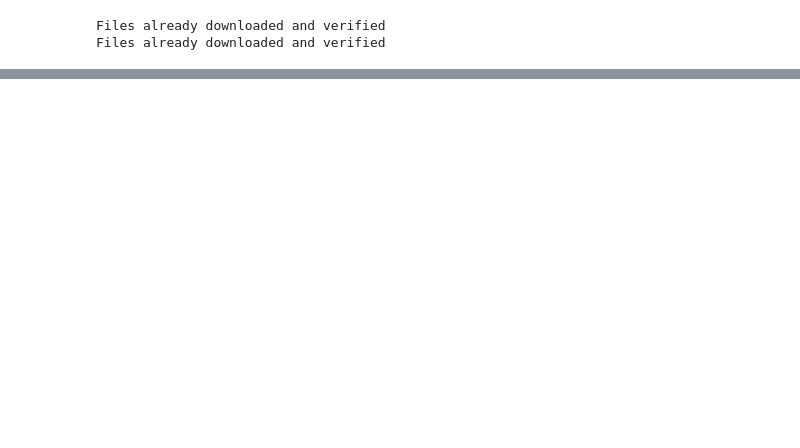
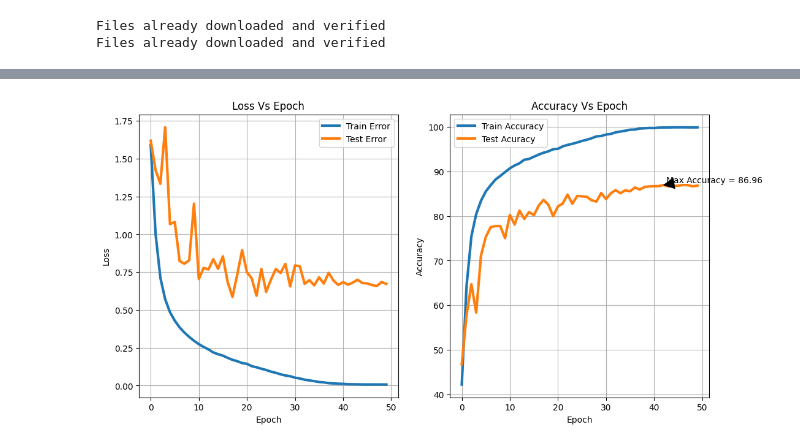
Before and after one commit to unasthana/ImageGenAnalysis, a Jupyter notebook: Main.ipynb, the cells around one changed output, grey strips where cells are left out. Drawn from its saved outputs; the diff is of its cells as text; code cells hidden in the pictures; blank space fills up the shorter version.

Commit message:
Add files via upload
Adding Stable Diffusion Classification Results

```diff
--- a/Main.ipynb
+++ b/Main.ipynb
@@ -212,0 +249,43 @@ plot_confusion_matrix(labels, predictions, testset.classes)
+# %%
+# Stable Diffusion Dataset Generation using Textual Prompts
+
+# Output is captured because Javascript fails in Colab when it has to
+# display the stable diffusion progress bar animations for almost 5000
+# entries
+
+%%capture
+
+train_transform = transforms.Compose([transforms.RandomCrop(32,
+                                                            padding = 4),
+                                      transforms.RandomHorizontalFlip(),
+                                      transforms.ToTensor(),
+                          transforms.Normalize(CIFAR_10_MEANS,
+                                               CIFAR_10_STDS)])
+
+test_transform = transforms.Compose([transforms.ToTensor(),
+                                     transforms.Normalize(CIFAR_10_MEANS,
+                                                          CIFAR_10_STDS)])
+
+trainset = StableDiffusionDataset(root = './data', train = True,
+                               transform = train_transform,
+                               download = True)
+
+trainloader = torch.utils.data.DataLoader(trainset,
+                                          batch_size = BATCH_SIZE,
+                                          shuffle = True,
+                                          num_workers = 2,
+                                    worker_init_fn = np.random.seed(SEED))
+
+testset = torchvision.datasets.CIFAR10(root = './data', train = False,
+                                       download = True,
+                                       transform = test_transform)
+
+testloader = torch.utils.data.DataLoader(testset,
+                                         batch_size = BATCH_SIZE,
+                                         shuffle = False,
+                                         num_workers = 2,
+                                    worker_init_fn = np.random.seed(SEED))
+# %%
+# Initializing ResNet18 for Stable Diffusion Generation
+
+net, criterion, optimizer, scheduler = init_network()
@@ -212,0 +354,4 @@ plot_confusion_matrix(labels, predictions, testset.classes)
+# %%
+plot_metrics(train_accs, test_accs, train_losses, test_losses, best_epoch, best_acc)
+# %% [output]
+[figure, added]
```
Also changed, not shown: parts of 18 cells of this notebook.
